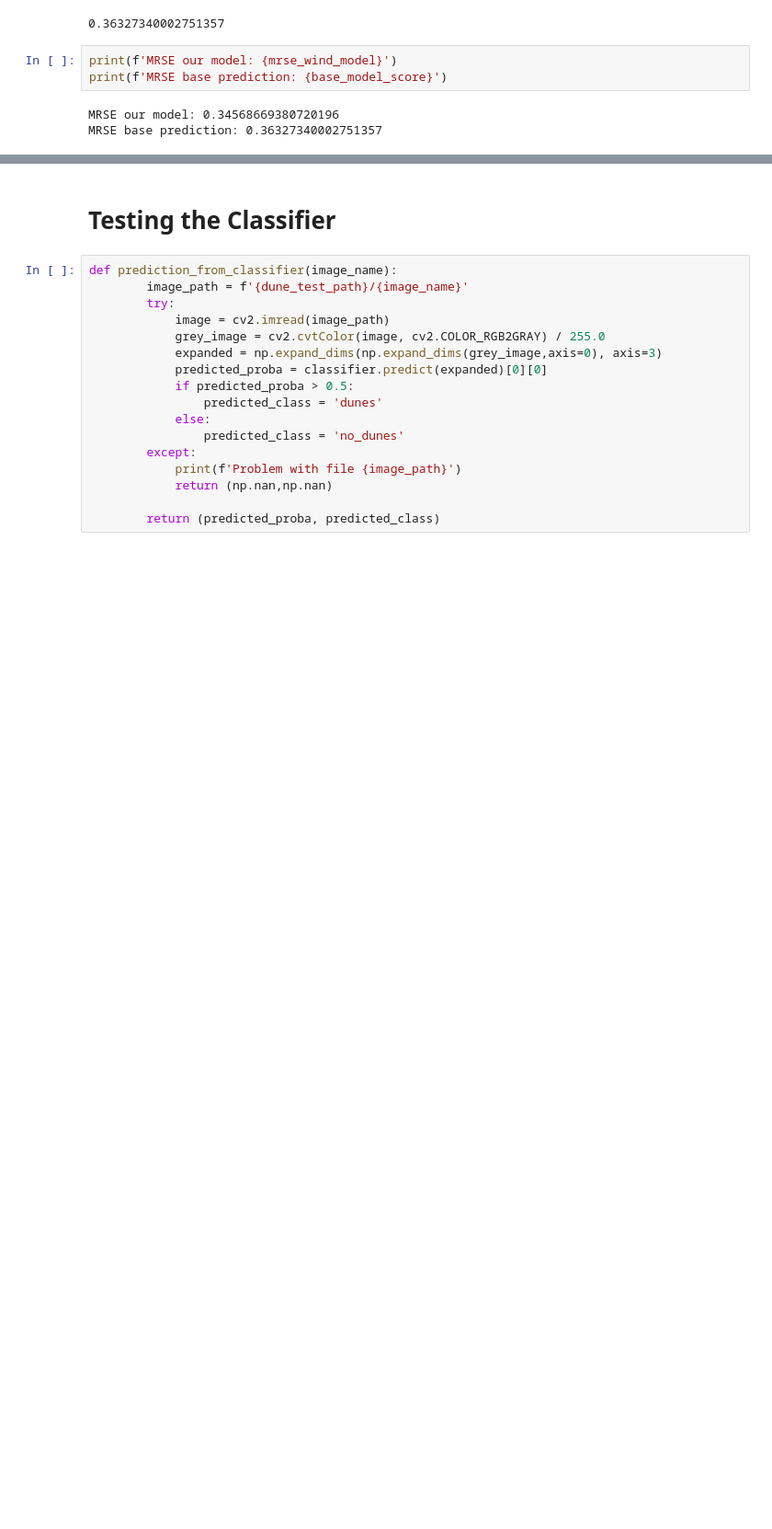
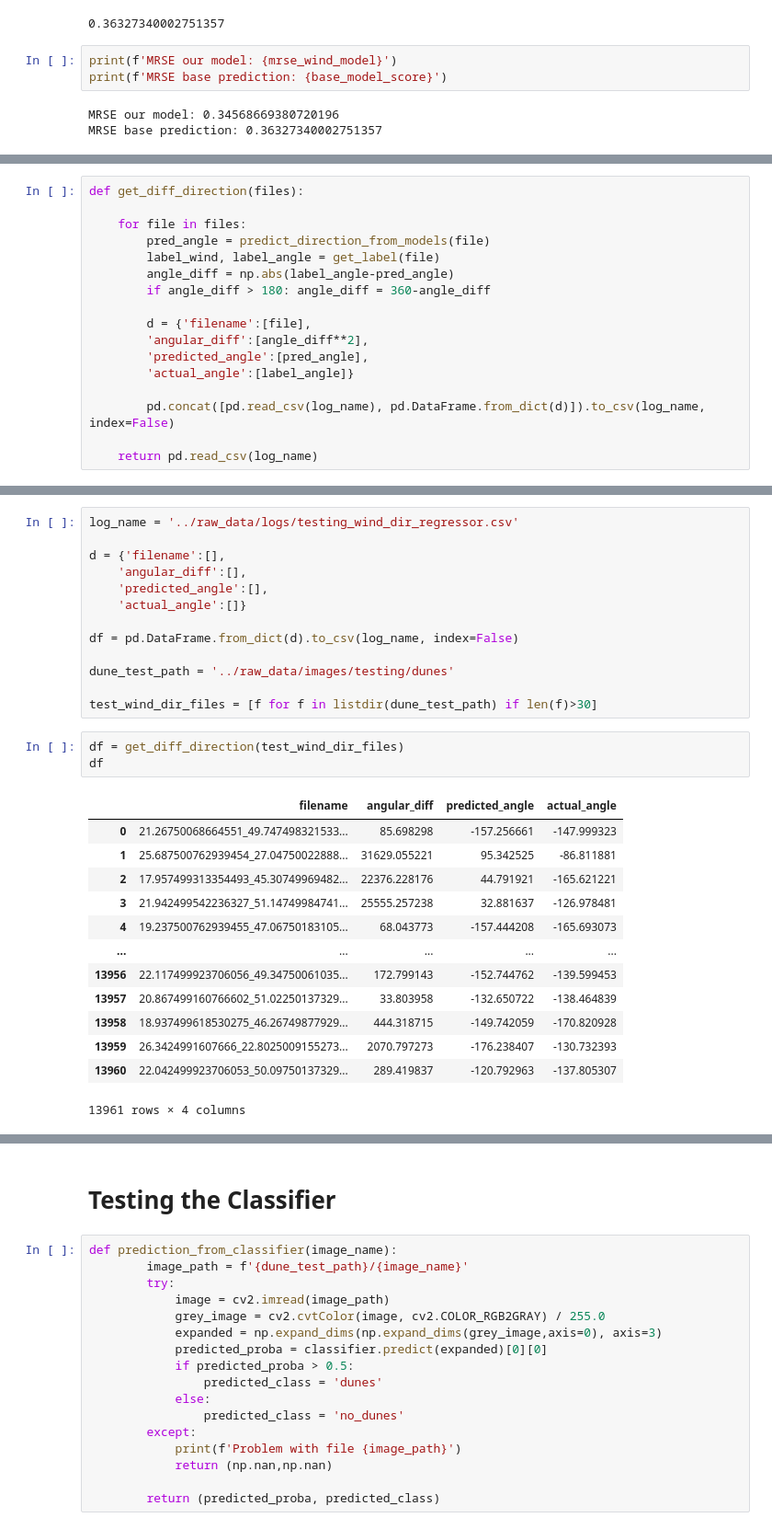
Before and after one commit to cedricmjohn/marswinds, a Jupyter notebook: notebooks/cedric_testing_models.ipynb, the cells around one changed output, grey strips where cells are left out. Shown: that part at 92% size. Drawn from its saved outputs; the diff is of its cells as text; blank space fills up the shorter version.

Commit message:
did some tests on models

```diff
--- a/notebooks/cedric_testing_models.ipynb
+++ b/notebooks/cedric_testing_models.ipynb
@@ -221,0 +225,17 @@ MRSE base prediction: 0.36327340002751357
+# %%
+def get_diff_direction(files):
+
+    for file in files:
+        pred_angle = predict_direction_from_models(file)
+        label_wind, label_angle = get_label(file)
+        angle_diff = np.abs(label_angle-pred_angle)
+        if angle_diff > 180: angle_diff = 360-angle_diff
+
+        d = {'filename':[file],
+        'angular_diff':[angle_diff**2],
+        'predicted_angle':[pred_angle],
+        'actual_angle':[label_angle]}
+
+        pd.concat([pd.read_csv(log_name), pd.DataFrame.from_dict(d)]).to_csv(log_name, index=False)
+
+    return pd.read_csv(log_name)
@@ -221,0 +258,30 @@ MRSE base prediction: 0.36327340002751357
+# %%
+log_name = '../raw_data/logs/testing_wind_dir_regressor.csv'
+
+d = {'filename':[],
+    'angular_diff':[],
+    'predicted_angle':[],
+    'actual_angle':[]}
+
+df = pd.DataFrame.from_dict(d).to_csv(log_name, index=False)
+
+dune_test_path = '../raw_data/images/testing/dunes'
+
+test_wind_dir_files = [f for f in listdir(dune_test_path) if len(f)>30]
+# %%
+df = get_diff_direction(test_wind_dir_files)
+df
+# %% [output]
+|  | filename | angular_diff | predicted_angle | actual_angle |
+| 0 | 21.26750068664551_49.747498321533... | 85.698298 | -157.256661 | -147.999323 |
+| 1 | 25.687500762939454_27.04750022888... | 31629.055221 | 95.342525 | -86.811881 |
+| 2 | 17.957499313354493_45.30749969482... | 22376.228176 | 44.791921 | -165.621221 |
+| 3 | 21.942499542236327_51.14749984741... | 25555.257238 | 32.881637 | -126.978481 |
+| 4 | 19.237500762939455_47.06750183105... | 68.043773 | -157.444208 | -165.693073 |
+| ... | ... | ... | ... | ... |
+| 13956 | 22.117499923706056_49.34750061035... | 172.799143 | -152.744762 | -139.599453 |
+| 13957 | 20.867499160766602_51.02250137329... | 33.803958 | -132.650722 | -138.464839 |
+| 13958 | 18.937499618530275_46.26749877929... | 444.318715 | -149.742059 | -170.820928 |
+| 13959 | 26.3424991607666_22.8025009155273... | 2070.797273 | -176.238407 | -130.732393 |
+| 13960 | 22.042499923706053_50.09750137329... | 289.419837 | -120.792963 | -137.805307 |
+13961 rows × 4 columns
```
Also changed, not shown: parts of 14 cells of this notebook.
